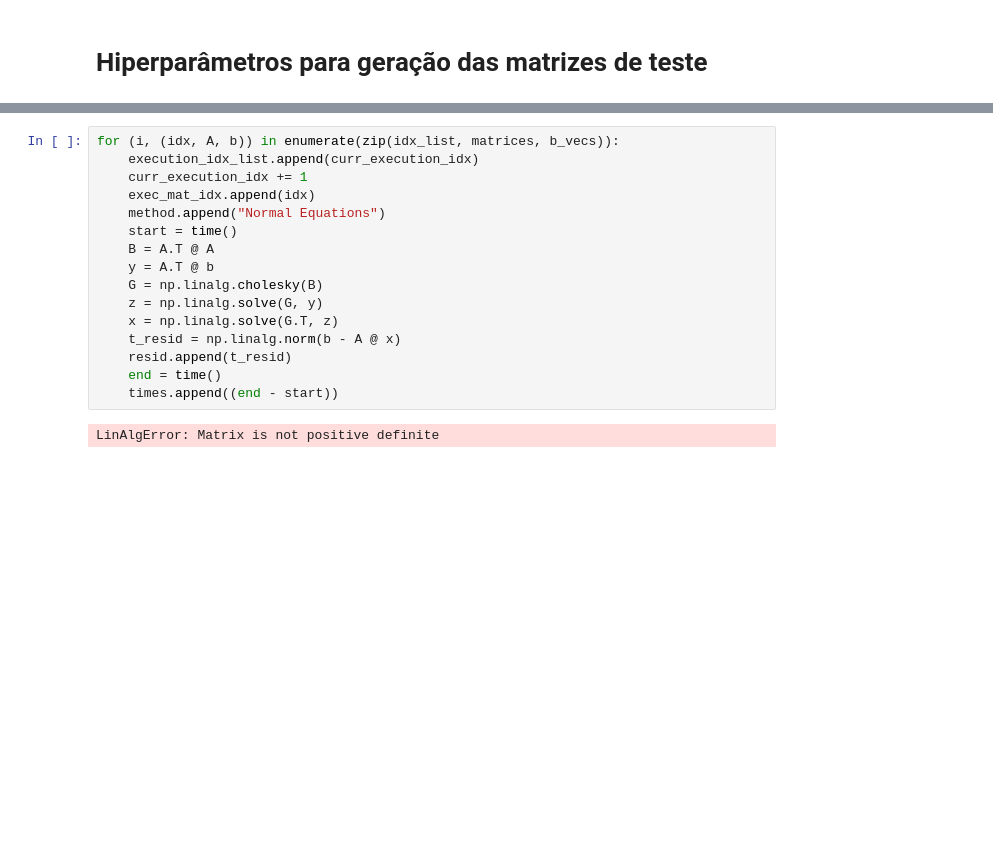
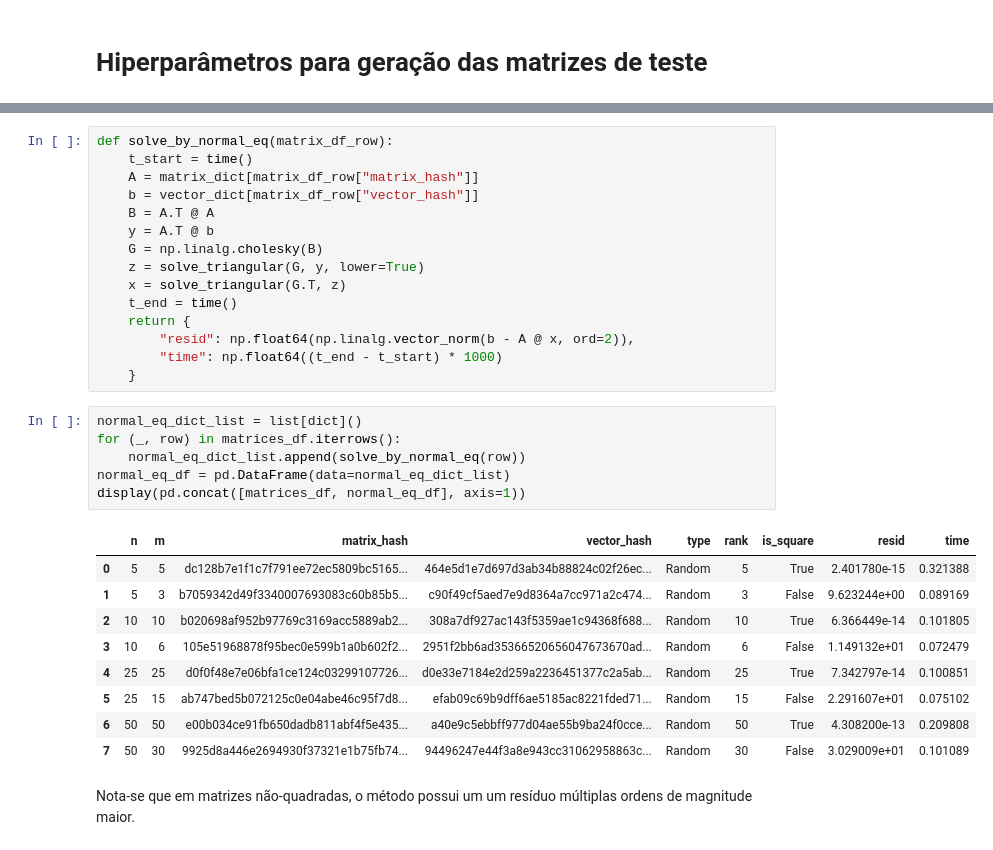
Before and after one commit to GuiCT/ALCD, a Jupyter notebook: activities/2025_09_11_least_squares.ipynb, the cells around one changed output, grey strips where cells are left out. Saved outputs shown, nothing was run; the diff lists cells and outputs as text; blank space fills up the shorter version.

```diff
--- a/activities/2025_09_11_least_squares.ipynb
+++ b/activities/2025_09_11_least_squares.ipynb
@@ -69,20 +67,35 @@ exec_mat_idx = list[int]()
 # %%
-for (i, (idx, A, b)) in enumerate(zip(idx_list, matrices, b_vecs)):
-    execution_idx_list.append(curr_execution_idx)
-    curr_execution_idx += 1
-    exec_mat_idx.append(idx)
-    method.append("Normal Equations")
-    start = time()
+def solve_by_normal_eq(matrix_df_row):
+    t_start = time()
+    A = matrix_dict[matrix_df_row["matrix_hash"]]
+    b = vector_dict[matrix_df_row["vector_hash"]]
     B = A.T @ A
     y = A.T @ b
     G = np.linalg.cholesky(B)
-    z = np.linalg.solve(G, y)
-    x = np.linalg.solve(G.T, z)
-    t_resid = np.linalg.norm(b - A @ x)
-    resid.append(t_resid)
-    end = time()
-    times.append((end - start))
+    z = solve_triangular(G, y, lower=True)
+    x = solve_triangular(G.T, z)
+    t_end = time()
+    return {
+        "resid": np.float64(np.linalg.vector_norm(b - A @ x, ord=2)),
+        "time": np.float64((t_end - t_start) * 1000)
+    }
-# %% [output]
-LinAlgError: Matrix is not positive definite
+# %%
+normal_eq_dict_list = list[dict]()
+for (_, row) in matrices_df.iterrows():
+    normal_eq_dict_list.append(solve_by_normal_eq(row))
+normal_eq_df = pd.DataFrame(data=normal_eq_dict_list)
+display(pd.concat([matrices_df, normal_eq_df], axis=1))
+# %% [output]
+|  | n | m | matrix_hash | vector_hash | type | rank | is_square | resid | time |
+| 0 | 5 | 5 | dc128b7e1f1c7f791ee72ec5809bc5165... | 464e5d1e7d697d3ab34b88824c02f26ec... | Random | 5 | True | 2.401780e-15 | 0.321388 |
+| 1 | 5 | 3 | b7059342d49f3340007693083c60b85b5... | c90f49cf5aed7e9d8364a7cc971a2c474... | Random | 3 | False | 9.623244e+00 | 0.089169 |
+| 2 | 10 | 10 | b020698af952b97769c3169acc5889ab2... | 308a7df927ac143f5359ae1c94368f688... | Random | 10 | True | 6.366449e-14 | 0.101805 |
+| 3 | 10 | 6 | 105e51968878f95bec0e599b1a0b602f2... | 2951f2bb6ad35366520656047673670ad... | Random | 6 | False | 1.149132e+01 | 0.072479 |
+| 4 | 25 | 25 | d0f0f48e7e06bfa1ce124c03299107726... | d0e33e7184e2d259a2236451377c2a5ab... | Random | 25 | True | 7.342797e-14 | 0.100851 |
+| 5 | 25 | 15 | ab747bed5b072125c0e04abe46c95f7d8... | efab09c69b9dff6ae5185ac8221fded71... | Random | 15 | False | 2.291607e+01 | 0.075102 |
+| 6 | 50 | 50 | e00b034ce91fb650dadb811abf4f5e435... | a40e9c5ebbff977d04ae55b9ba24f0cce... | Random | 50 | True | 4.308200e-13 | 0.209808 |
+| 7 | 50 | 30 | 9925d8a446e2694930f37321e1b75fb74... | 94496247e44f3a8e943cc31062958863c... | Random | 30 | False | 3.029009e+01 | 0.101089 |
+# %% [markdown]
+Nota-se que em matrizes não-quadradas, o método possui um um resíduo múltiplas ordens de magnitude maior.
 # %% [markdown]
 # QR decomposition
```
Also changed, not shown: parts of 20 cells of this notebook.
